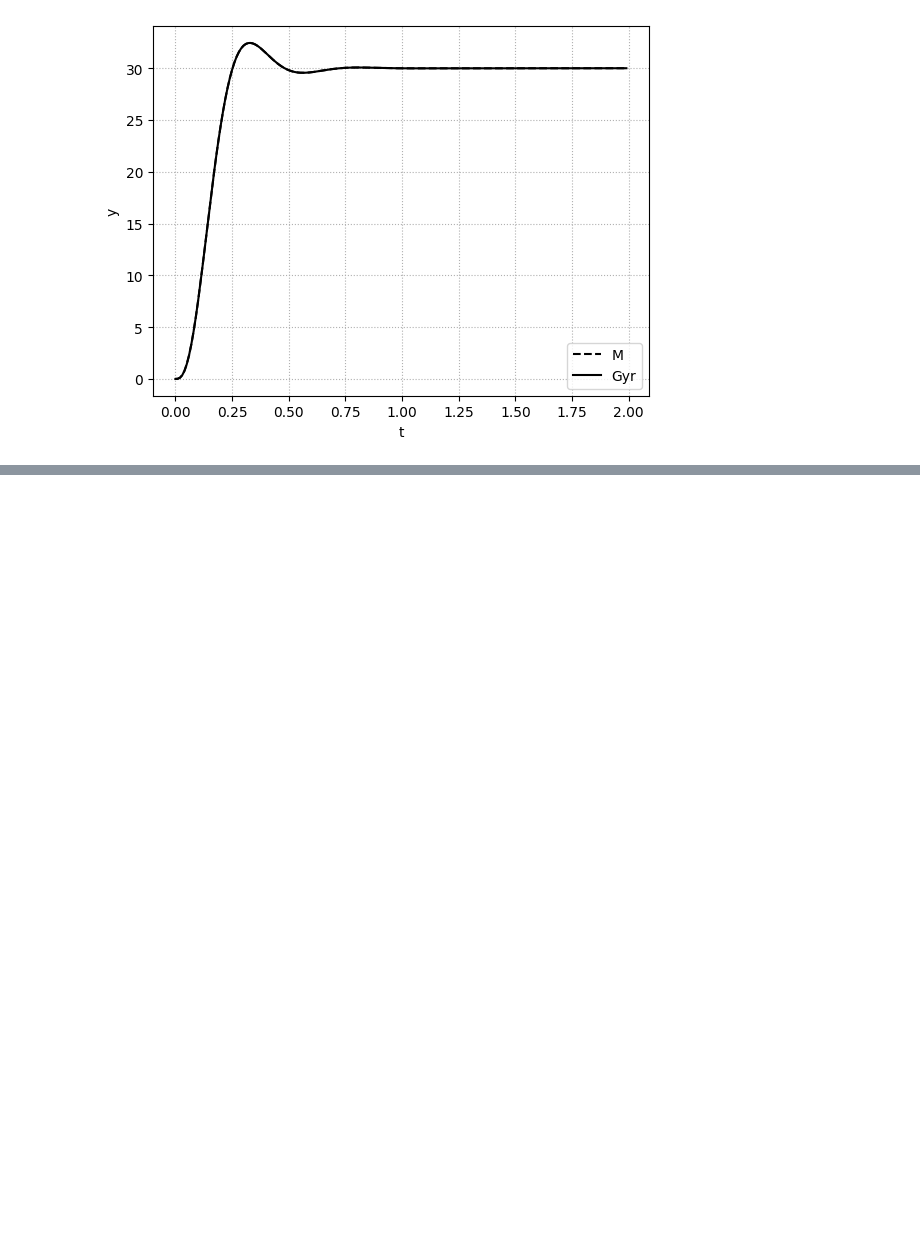
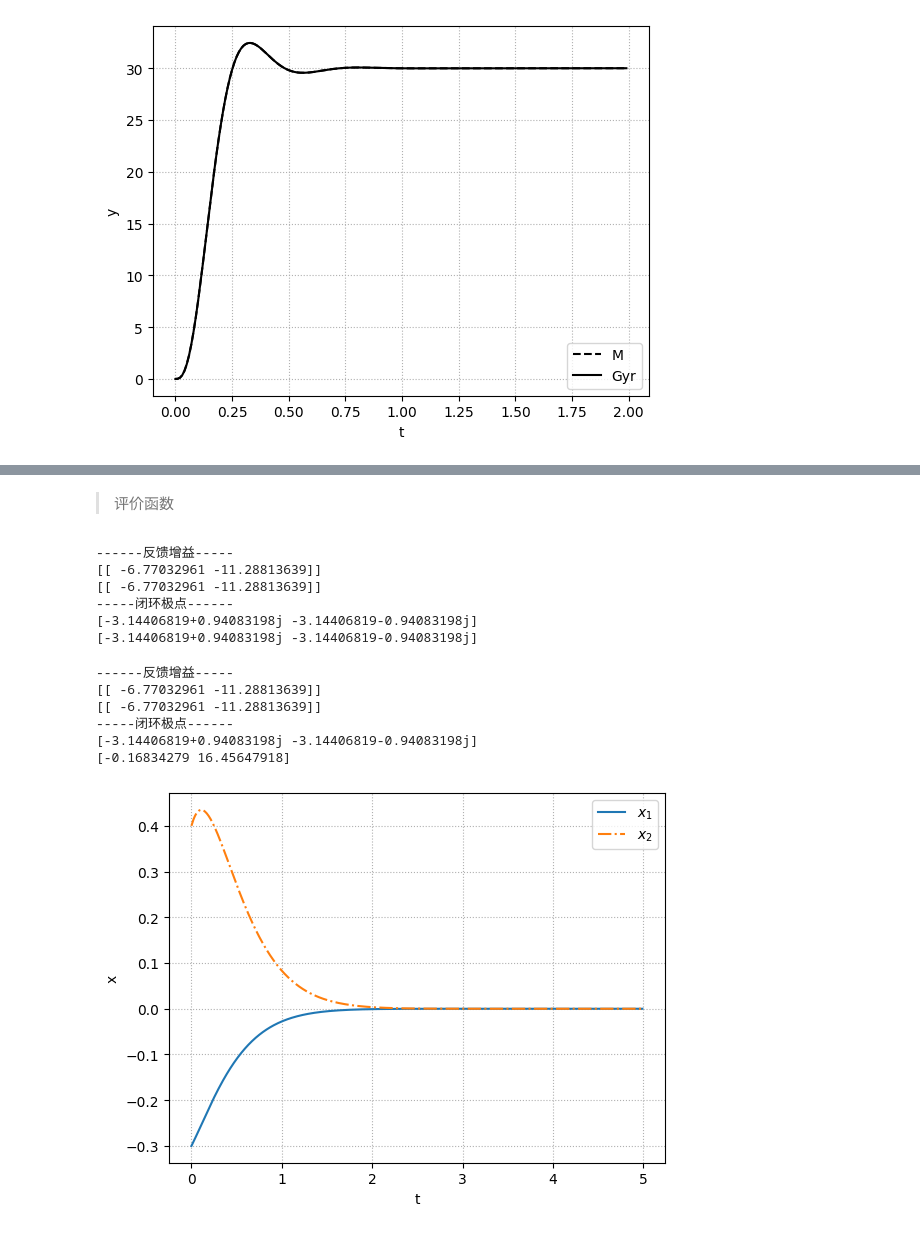
Before and after one commit to sky92archangel/notebook, a Jupyter notebook: math/python设计控制系统/控制系统-05-闭环系统控制.ipynb, the cells around one changed output, grey strips where cells are left out. Cells and saved outputs as stored; diff of their text form; code cells hidden in the pictures; blank space fills up the shorter version.

```diff
--- a/math/python设计控制系统/控制系统-05-闭环系统控制.ipynb
+++ b/math/python设计控制系统/控制系统-05-闭环系统控制.ipynb
@@ -548,0 +585,60 @@ plot_set(ax,'t','y','best')
+# %% [markdown]
+> 评价函数
+# %%
+# 系统建立  评价函数建立
+A ='0 1;-4 5'
+B = '0;1'
+C = '1 0; 0 1'
+D = '0;0'
+P = ctrl_matlab.ss(A,B,C,D)
+
+Q = [[100,0],[0,1]]
+R=1
+# %%
+# LQR
+F,X,E= ctrl_matlab.lqr(P.A,P.B,Q,R)
+F_out=-F
+print('------反馈增益-----')
+print(F_out)
+print(-(1/R)*P.B.T*X)
+print('-----闭环极点------')
+print(E)
+print(np.linalg.eigvals(P.A+P.B*F))
+# %% [output]
+------反馈增益-----
+[[ -6.77032961 -11.28813639]]
+[[ -6.77032961 -11.28813639]]
+-----闭环极点------
+[-3.14406819+0.94083198j -3.14406819-0.94083198j]
+[-3.14406819+0.94083198j -3.14406819-0.94083198j]
+# %%
+# 另一种解法
+X,E,F=ctrl_matlab.care(P.A,P.B,Q,R)
+F_out=-F
+print('------反馈增益-----')
+print(F_out)
+print(-(1/R)*P.B.T*X)
+print('-----闭环极点------')
+print(E)
+print(np.linalg.eigvals(P.A+P.B*F))
+# %% [output]
+------反馈增益-----
+[[ -6.77032961 -11.28813639]]
+[[ -6.77032961 -11.28813639]]
+-----闭环极点------
+[-3.14406819+0.94083198j -3.14406819-0.94083198j]
+[-0.16834279 16.45647918]
+# %%
+#查看最优调价器的结果
+Acl = P.A + P.B * F_out
+Pfb=ctrl_matlab.ss(Acl,P.B,P.C,P.D)
+Td = np.arange(0,5,0.01)
+X0 = [-0.3,0.4]
+x,t =ctrl_matlab.initial(Pfb,Td,X0)
+
+fig,ax = plt.subplots()
+ax.plot(t,x[:,0],label='$x_1$')
+ax.plot(t,x[:,1],ls='-.',label='$x_2$')
+plot_set(ax,'t','x','best')
+# %% [output]
+[figure, added]
```
Also changed, not shown: parts of 19 cells of this notebook.
